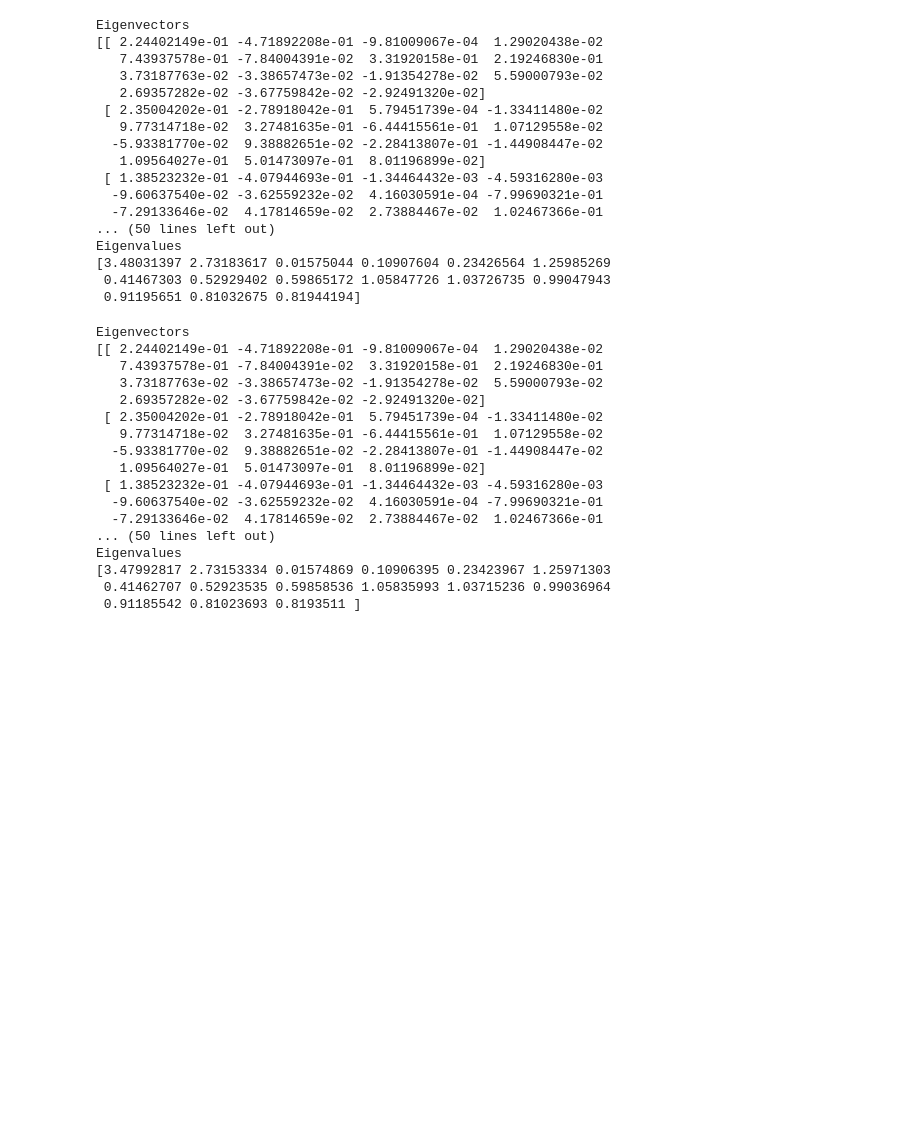
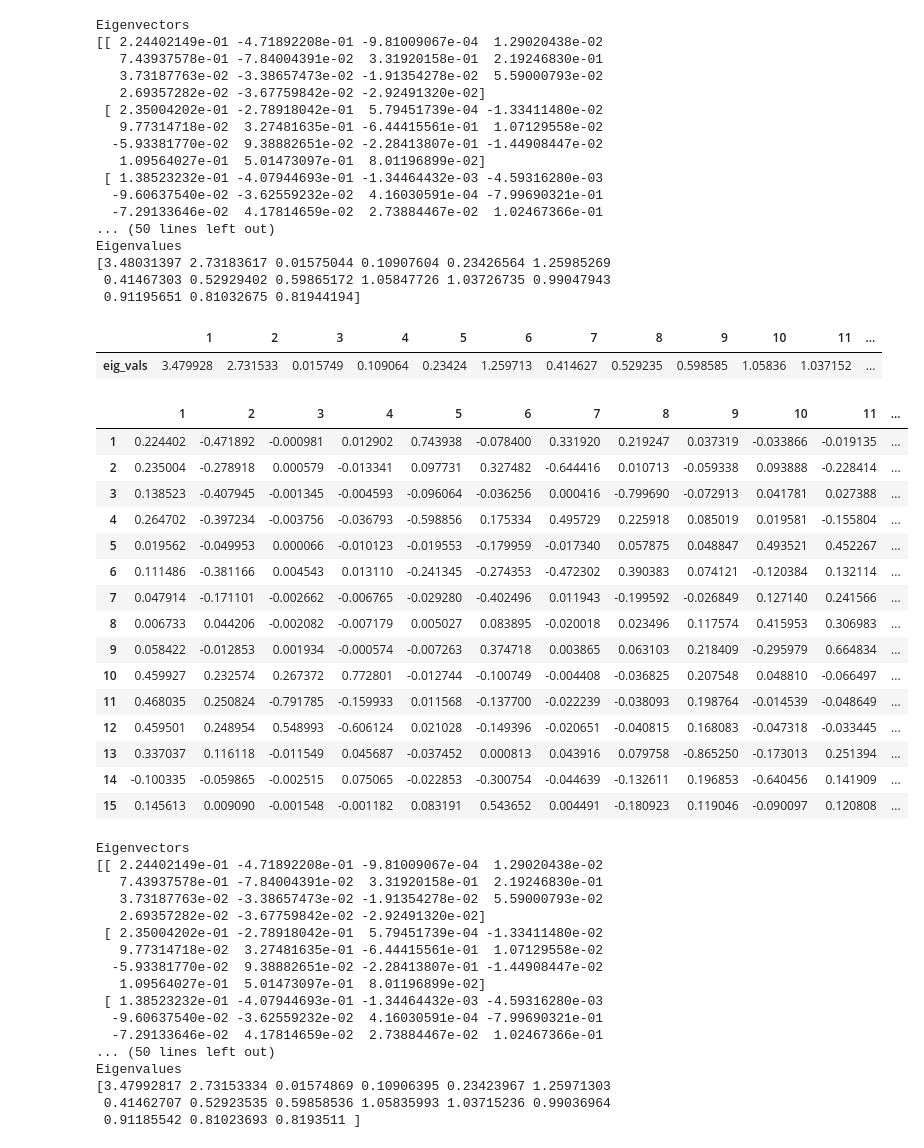
Before and after one commit to Kzis/python-bads4002, a Jupyter notebook: pca.ipynb, the cells around one changed output. Cells and saved outputs as stored; diff of their text form; code cells hidden in the pictures; blank space fills up the shorter version.

```diff
--- a/pca.ipynb
+++ b/pca.ipynb
@@ -81,6 +141,36 @@ Eigenvalues
 [3.48031397 2.73183617 0.01575044 0.10907604 0.23426564 1.25985269
  0.41467303 0.52929402 0.59865172 1.05847726 1.03726735 0.99047943
  0.91195651 0.81032675 0.81944194]
+# %%
+df = pd.DataFrame()
+df = df.append(pd.DataFrame(eig_vals.tolist(), columns=['eig_vals']))
+df.index = np.arange(1,len(df)+1)
+df.T
+# %% [output]
+|  | 1 | 2 | 3 | 4 | 5 | 6 | 7 | 8 | 9 | 10 | 11 | ... |
+| eig_vals | 3.479928 | 2.731533 | 0.015749 | 0.109064 | 0.23424 | 1.259713 | 0.414627 | 0.529235 | 0.598585 | 1.05836 | 1.037152 | ... |
+# %%
+df = pd.DataFrame()
+df = df.append(pd.DataFrame(eig_vecs.tolist(), columns=range(1,16)))
+df.index = np.arange(1,len(df)+1)
+df
+# %% [output]
+|  | 1 | 2 | 3 | 4 | 5 | 6 | 7 | 8 | 9 | 10 | 11 | ... |
+| 1 | 0.224402 | -0.471892 | -0.000981 | 0.012902 | 0.743938 | -0.078400 | 0.331920 | 0.219247 | 0.037319 | -0.033866 | -0.019135 | ... |
+| 2 | 0.235004 | -0.278918 | 0.000579 | -0.013341 | 0.097731 | 0.327482 | -0.644416 | 0.010713 | -0.059338 | 0.093888 | -0.228414 | ... |
+| 3 | 0.138523 | -0.407945 | -0.001345 | -0.004593 | -0.096064 | -0.036256 | 0.000416 | -0.799690 | -0.072913 | 0.041781 | 0.027388 | ... |
+| 4 | 0.264702 | -0.397234 | -0.003756 | -0.036793 | -0.598856 | 0.175334 | 0.495729 | 0.225918 | 0.085019 | 0.019581 | -0.155804 | ... |
+| 5 | 0.019562 | -0.049953 | 0.000066 | -0.010123 | -0.019553 | -0.179959 | -0.017340 | 0.057875 | 0.048847 | 0.493521 | 0.452267 | ... |
+| 6 | 0.111486 | -0.381166 | 0.004543 | 0.013110 | -0.241345 | -0.274353 | -0.472302 | 0.390383 | 0.074121 | -0.120384 | 0.132114 | ... |
+| 7 | 0.047914 | -0.171101 | -0.002662 | -0.006765 | -0.029280 | -0.402496 | 0.011943 | -0.199592 | -0.026849 | 0.127140 | 0.241566 | ... |
+| 8 | 0.006733 | 0.044206 | -0.002082 | -0.007179 | 0.005027 | 0.083895 | -0.020018 | 0.023496 | 0.117574 | 0.415953 | 0.306983 | ... |
+| 9 | 0.058422 | -0.012853 | 0.001934 | -0.000574 | -0.007263 | 0.374718 | 0.003865 | 0.063103 | 0.218409 | -0.295979 | 0.664834 | ... |
+| 10 | 0.459927 | 0.232574 | 0.267372 | 0.772801 | -0.012744 | -0.100749 | -0.004408 | -0.036825 | 0.207548 | 0.048810 | -0.066497 | ... |
+| 11 | 0.468035 | 0.250824 | -0.791785 | -0.159933 | 0.011568 | -0.137700 | -0.022239 | -0.038093 | 0.198764 | -0.014539 | -0.048649 | ... |
+| 12 | 0.459501 | 0.248954 | 0.548993 | -0.606124 | 0.021028 | -0.149396 | -0.020651 | -0.040815 | 0.168083 | -0.047318 | -0.033445 | ... |
+| 13 | 0.337037 | 0.116118 | -0.011549 | 0.045687 | -0.037452 | 0.000813 | 0.043916 | 0.079758 | -0.865250 | -0.173013 | 0.251394 | ... |
+| 14 | -0.100335 | -0.059865 | -0.002515 | 0.075065 | -0.022853 | -0.300754 | -0.044639 | -0.132611 | 0.196853 | -0.640456 | 0.141909 | ... |
+| 15 | 0.145613 | 0.009090 | -0.001548 | -0.001182 | 0.083191 | 0.543652 | 0.004491 | -0.180923 | 0.119046 | -0.090097 | 0.120808 | ... |
 # %%
 cor_mat = np.corrcoef(X_train.T)
 
```
Also changed, not shown: parts of 6 cells of this notebook.
